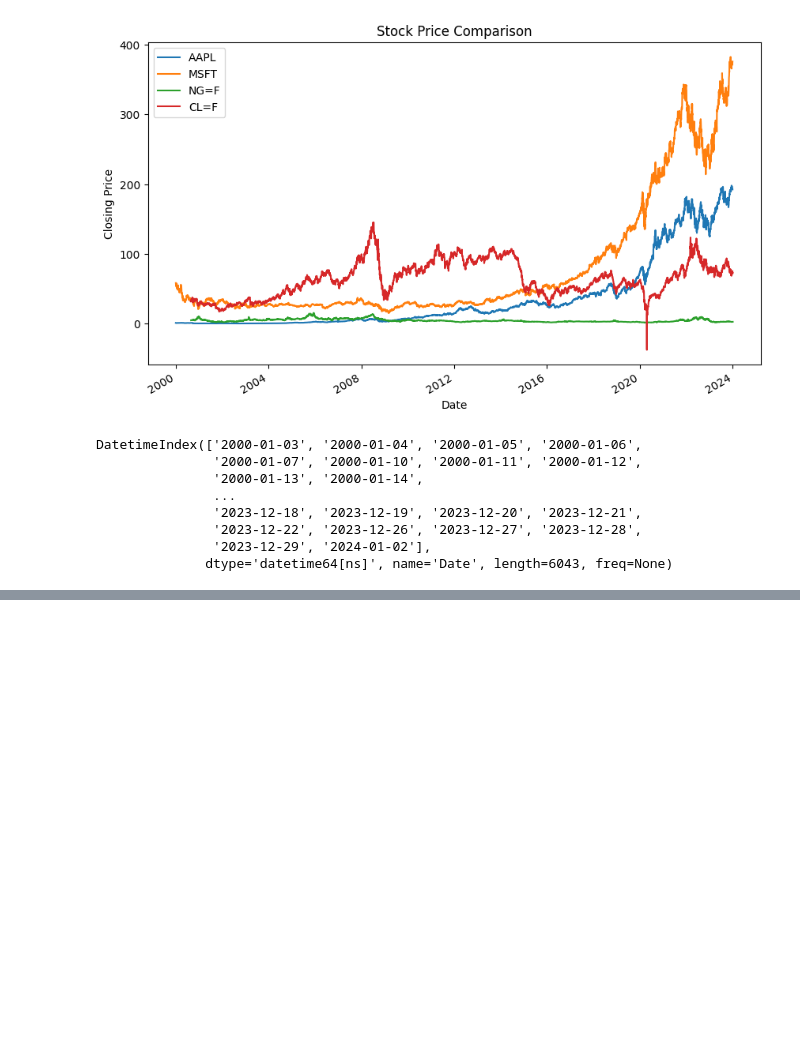
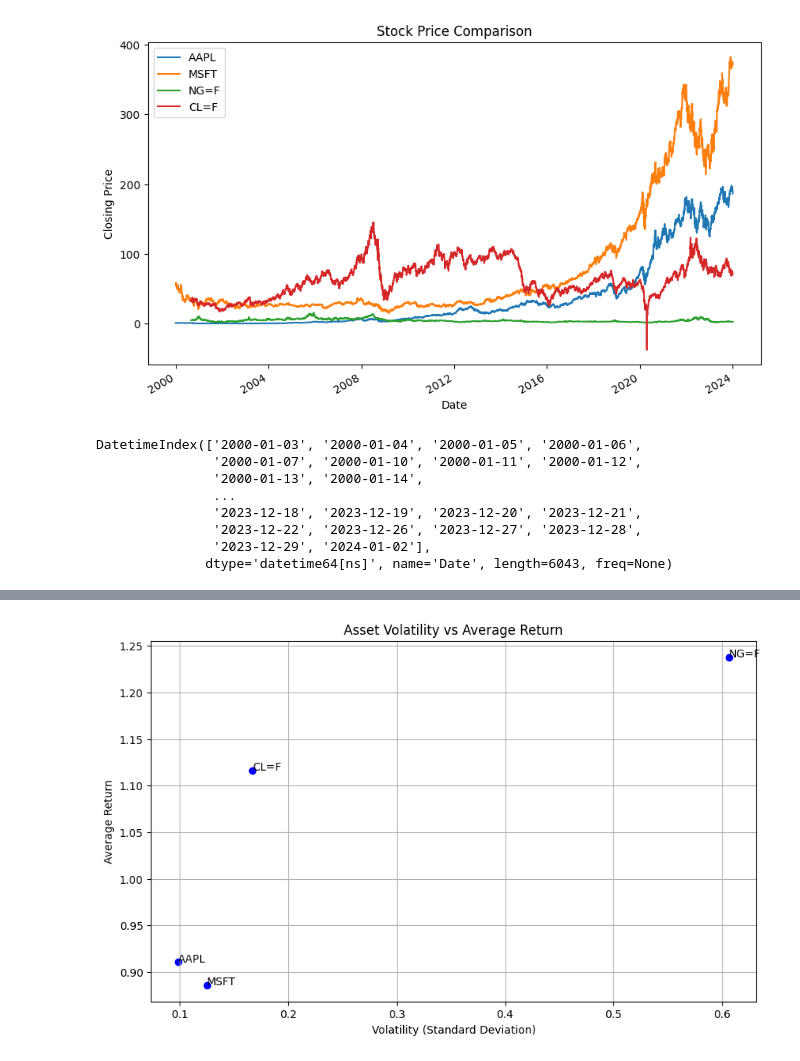
Before and after one commit to pkondacs/marketdata, a Jupyter notebook: Asset_Portfolio_by_using_yfinance_tickers.ipynb, the cells around one changed output, grey strips where cells are left out. Saved outputs shown, nothing was run; the diff lists cells and outputs as text; code cells hidden in the pictures; blank space fills up the shorter version.

```diff
--- a/Asset_Portfolio_by_using_yfinance_tickers.ipynb
+++ b/Asset_Portfolio_by_using_yfinance_tickers.ipynb
@@ -126,0 +124,28 @@ display(relative_df)
+# %%
+import matplotlib.pyplot as plt
+
+# Calculate volatility (standard deviation) and average return for each stock
+volatility = price_changes_from_fixed.std()
+average_returns = price_changes_from_fixed.mean()
+
+# Create a DataFrame with the calculated metrics
+asset_metrics = pd.DataFrame({'Volatility': volatility, 'Average_Return': average_returns})
+
+# Plotting the metrics
+plt.figure(figsize=(10, 6))
+plt.scatter(asset_metrics['Volatility'], asset_metrics['Average_Return'], color='blue')
+
+# Annotate each point with the stock name
+for i in asset_metrics.index:
+    plt.annotate(i, (asset_metrics.loc[i, 'Volatility'], asset_metrics.loc[i, 'Average_Return']))
+
+# Set the title and labels of the plot
+plt.title('Asset Volatility vs Average Return')
+plt.xlabel('Volatility (Standard Deviation)')
+plt.ylabel('Average Return')
+
+# Show the plot
+plt.grid(True)
+plt.show()
+# %% [output]
+[figure, added]
```
Also changed, not shown: parts of 6 cells of this notebook.
